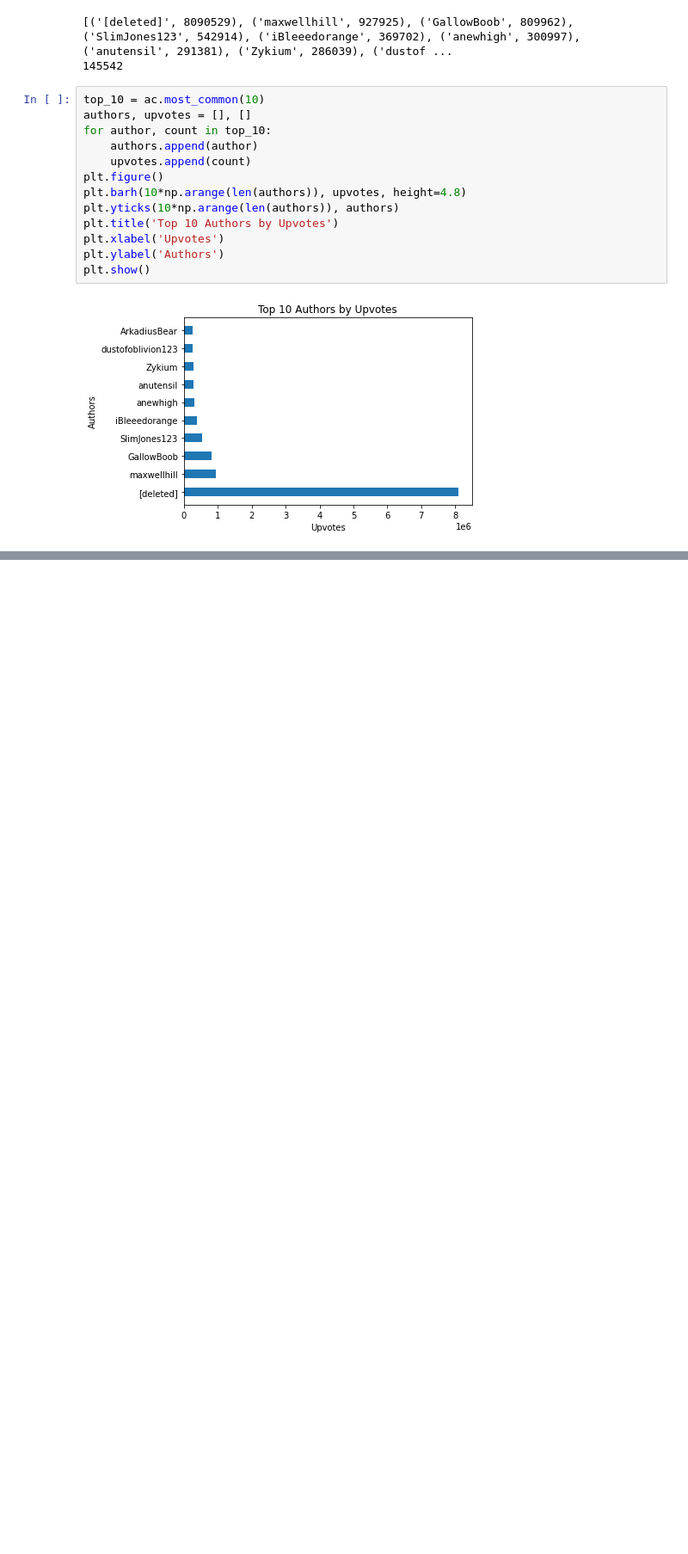
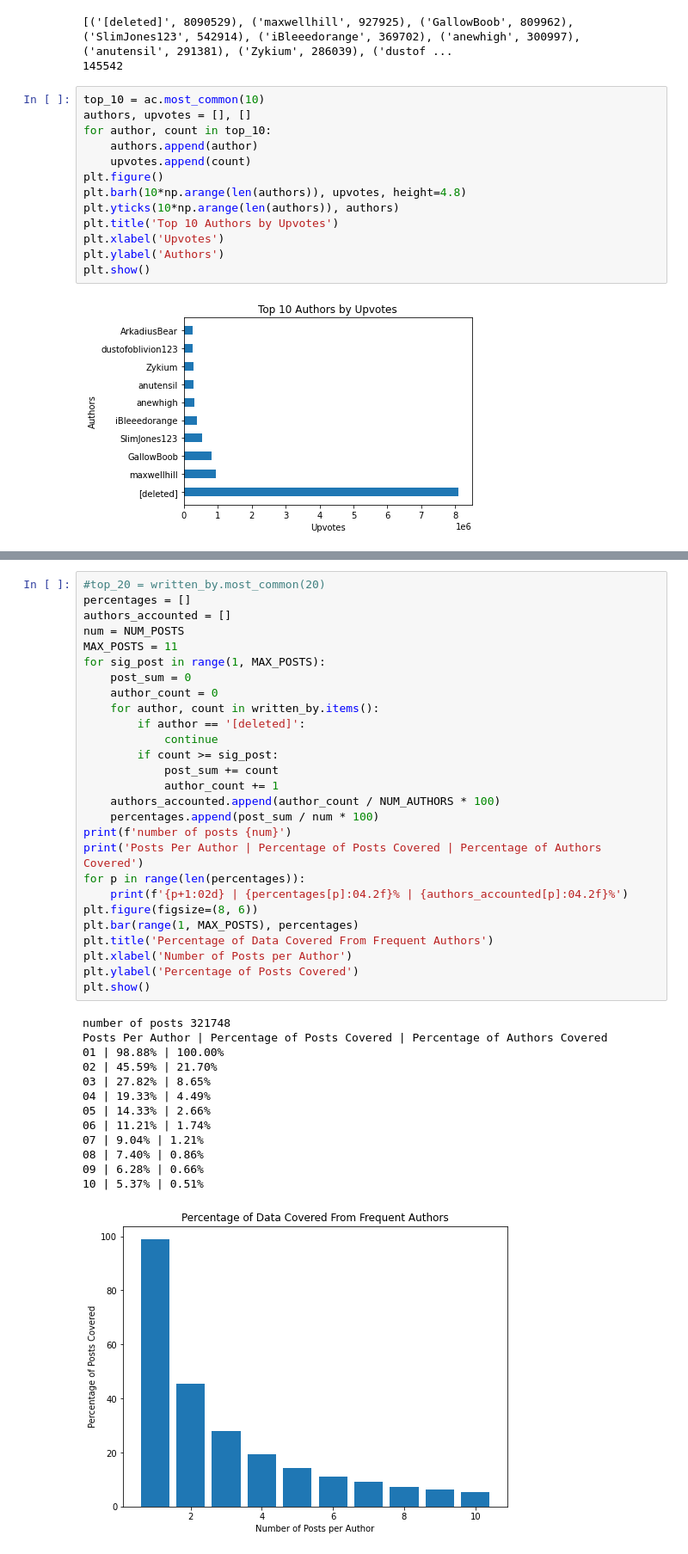
Before and after one commit to haroldrubio/CS685_Sarcasm, a Jupyter notebook: load_data.ipynb, the cells around one changed output, grey strips where cells are left out. Shown: that part at 86% size. Cells and saved outputs as stored; diff of their text form; blank space fills up the shorter version.

Commit message:
Updated load_data.ipynb
Updated code to include user_id extraction and further statistics on the data

```diff
--- a/load_data.ipynb
+++ b/load_data.ipynb
@@ -298,0 +379,41 @@ plt.show()
+# %%
+#top_20 = written_by.most_common(20)
+percentages = []
+authors_accounted = []
+num = NUM_POSTS
+MAX_POSTS = 11
+for sig_post in range(1, MAX_POSTS):
+    post_sum = 0
+    author_count = 0
+    for author, count in written_by.items():
+        if author == '[deleted]':
+            continue
+        if count >= sig_post:
+            post_sum += count
+            author_count += 1
+    authors_accounted.append(author_count / NUM_AUTHORS * 100)
+    percentages.append(post_sum / num * 100)
+print(f'number of posts {num}')
+print('Posts Per Author | Percentage of Posts Covered | Percentage of Authors Covered')
+for p in range(len(percentages)):
+    print(f'{p+1:02d} | {percentages[p]:04.2f}% | {authors_accounted[p]:04.2f}%')
+plt.figure(figsize=(8, 6))
+plt.bar(range(1, MAX_POSTS), percentages)
+plt.title('Percentage of Data Covered From Frequent Authors')
+plt.xlabel('Number of Posts per Author')
+plt.ylabel('Percentage of Posts Covered')
+plt.show()
+# %% [output]
+number of posts 321748
+Posts Per Author | Percentage of Posts Covered | Percentage of Authors Covered
+01 | 98.88% | 100.00%
+02 | 45.59% | 21.70%
+03 | 27.82% | 8.65%
+04 | 19.33% | 4.49%
+05 | 14.33% | 2.66%
+06 | 11.21% | 1.74%
+07 | 9.04% | 1.21%
+08 | 7.40% | 0.86%
+09 | 6.28% | 0.66%
+10 | 5.37% | 0.51%
+[figure, added]
```
Also changed, not shown: parts of 14 cells of this notebook.
